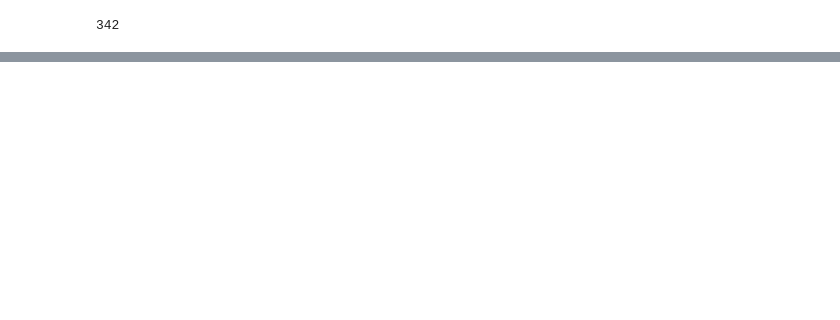
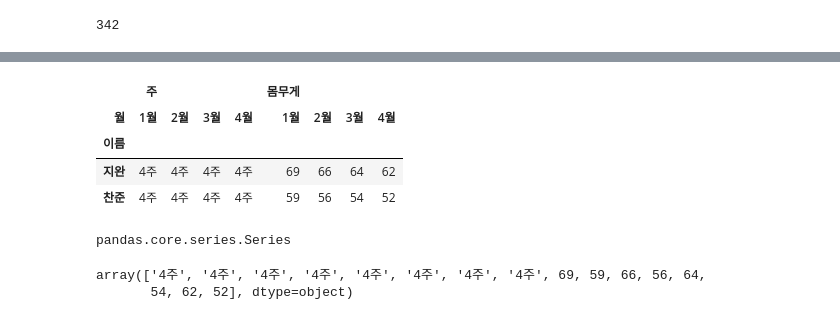
Before and after one commit to ekc1467/Pandas, a Jupyter notebook: 10th.ipynb, the cells around one changed output, grey strips where cells are left out. Cells and saved outputs as stored; diff of their text form; code cells hidden in the pictures; blank space fills up the shorter version.

```diff
--- a/10th.ipynb
+++ b/10th.ipynb
@@ -417,0 +471,2 @@ titanic['survived'].sum()
+# %%
+week5 = week4.set_index(['이름','월'])
@@ -417,0 +571,10 @@ titanic['survived'].sum()
+# %%
+week5_un = week5.unstack()
+# %%
+week5_un.head() #레벨이 정해져있는데 우선 한번 언스택 하니 행 쪽 1번 레벨이 컬럼으로 가고 한번 더 하면 아마 이름이 또 컬럼으로 가서 행이 없어서 데이터 프레임이 풀려 시리즈로 바뀔 것이다.
+# %% [output]
+|  | 주 |  |  |  | 몸무게 |  |  |  |
+| 월 | 1월 | 2월 | 3월 | 4월 | 1월 | 2월 | 3월 | 4월 |
+| 이름 |  |  |  |  |  |  |  |  |
+| 지완 | 4주 | 4주 | 4주 | 4주 | 69 | 66 | 64 | 62 |
+| 찬준 | 4주 | 4주 | 4주 | 4주 | 59 | 56 | 54 | 52 |
@@ -417,0 +583,9 @@ titanic['survived'].sum()
+# %%
+type(week5_un_un)
+# %% [output]
+pandas.core.series.Series
+# %%
+week5_un_un.values
+# %% [output]
+array(['4주', '4주', '4주', '4주', '4주', '4주', '4주', '4주', 69, 59, 66, 56, 64,
+       54, 62, 52], dtype=object)
```
Also changed, not shown: parts of 37 cells of this notebook, 13 other files.
